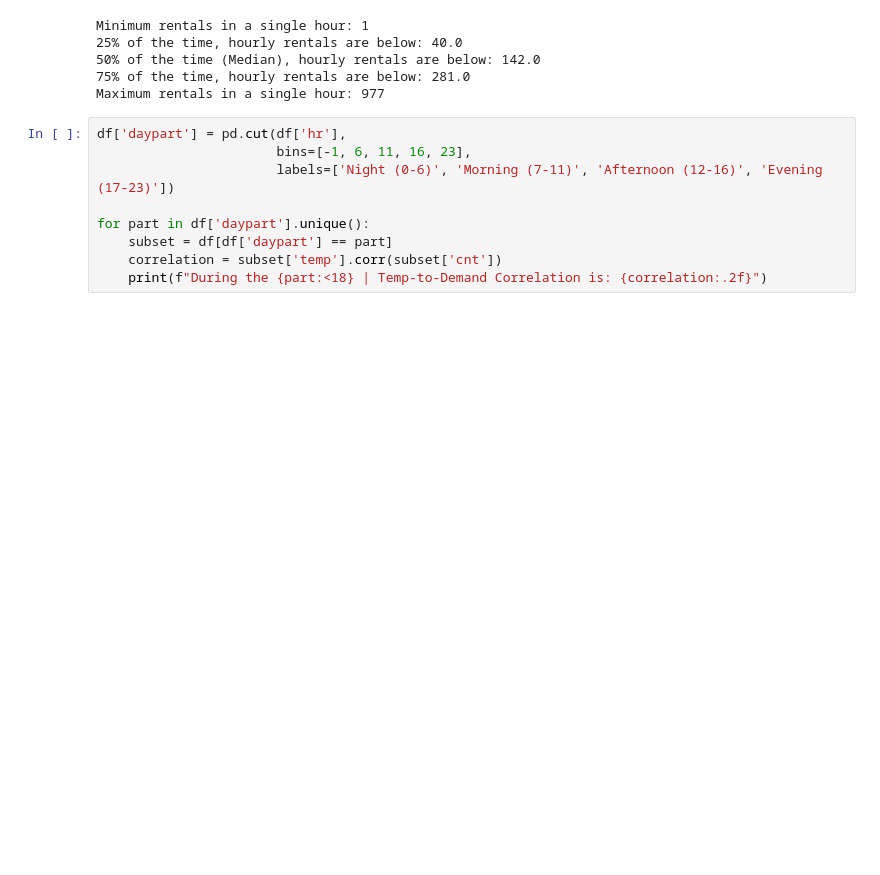
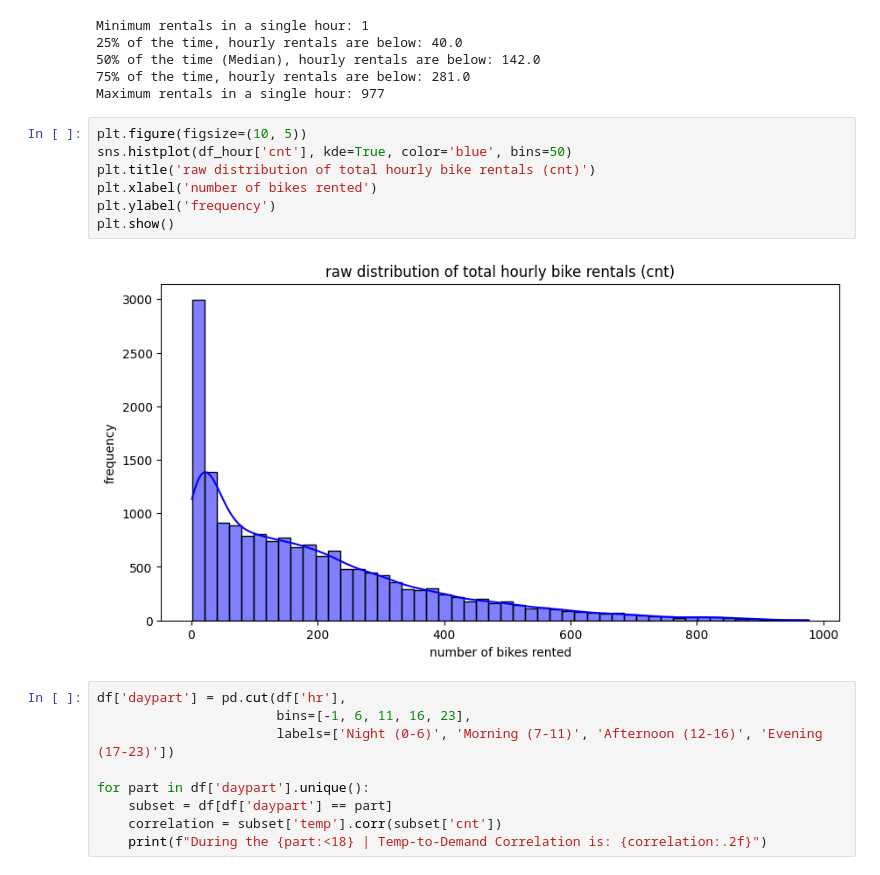
Before and after one commit to boughanmiyoussef/BikeDemand, a Jupyter notebook: notebook/BikeDemand.ipynb, the cells around one changed output. Saved outputs shown, nothing was run; the diff lists cells and outputs as text; blank space fills up the shorter version.

```diff
--- a/notebook/BikeDemand.ipynb
+++ b/notebook/BikeDemand.ipynb
@@ -396,6 +411,15 @@ Minimum rentals in a single hour: 1
 50% of the time (Median), hourly rentals are below: 142.0
 75% of the time, hourly rentals are below: 281.0
 Maximum rentals in a single hour: 977
+# %%
+plt.figure(figsize=(10, 5))
+sns.histplot(df_hour['cnt'], kde=True, color='blue', bins=50)
+plt.title('raw distribution of total hourly bike rentals (cnt)')
+plt.xlabel('number of bikes rented')
+plt.ylabel('frequency')
+plt.show()
+# %% [output]
+[figure, added]
 # %%
 df['daypart'] = pd.cut(df['hr'],
                        bins=[-1, 6, 11, 16, 23],
```
Also changed, not shown: parts of 2 cells of this notebook.
